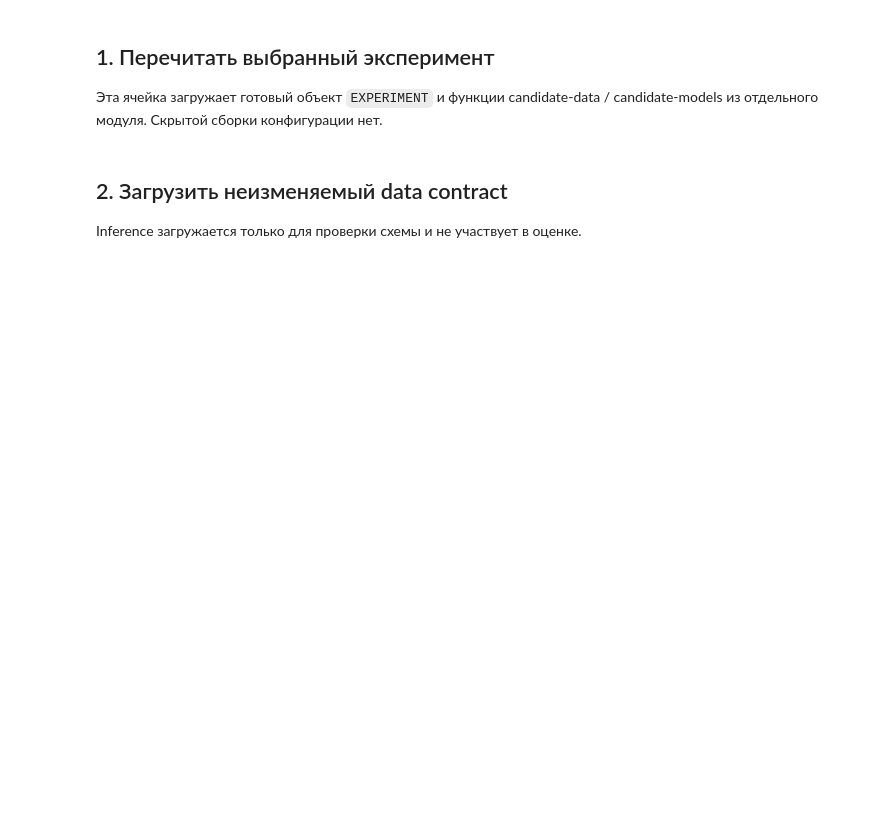
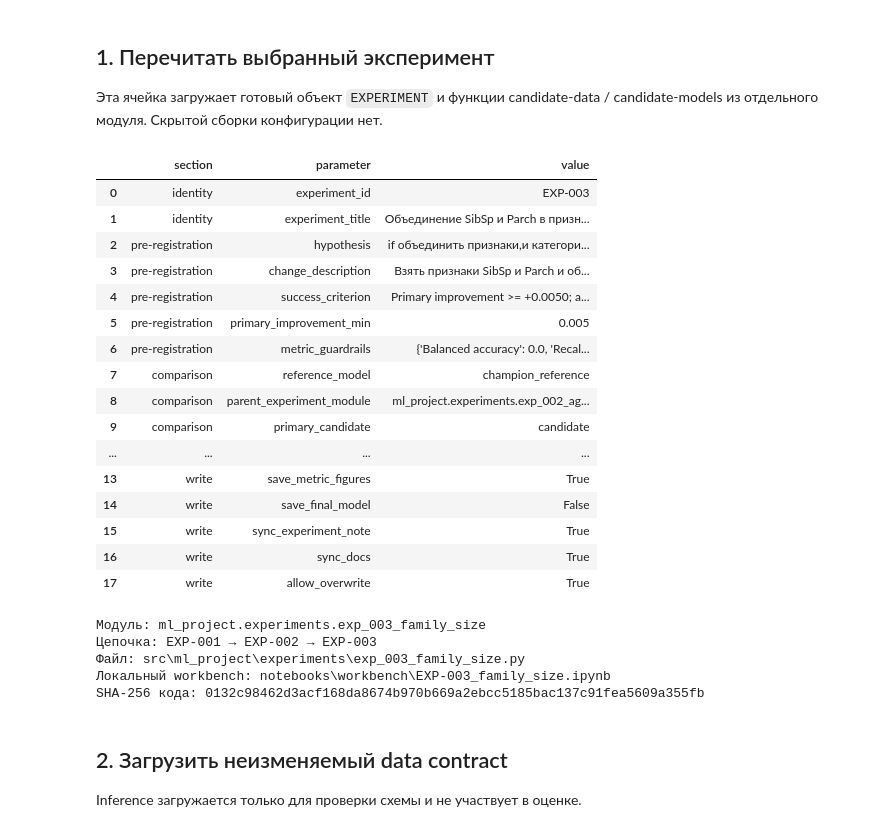
Before and after one commit to tonylarichony-png/Titanik-ML-project, a Jupyter notebook: notebooks/04_experiment.ipynb, the cells around one changed output. Cells and saved outputs as stored; diff of their text form; code cells hidden in the pictures; blank space fills up the shorter version.

```diff
--- a/notebooks/04_experiment.ipynb
+++ b/notebooks/04_experiment.ipynb
@@ -60,30 +65,71 @@ candidate-models из отдельного модуля. Скрытой сбор
 # %%
 project_config = importlib.reload(project_config)
 baseline_config = importlib.reload(baseline_config)
 experiment_config = importlib.reload(experiment_config)
 modeling_tools = importlib.reload(modeling_tools)
 experiment_tools = importlib.reload(experiment_tools)
 
 DATASETS = project_config.DATASETS
 FEATURE_GROUPS = project_config.FEATURE_GROUPS
 INFERENCE_DATASET = project_config.INFERENCE_DATASET
 KEY = project_config.KEY
 RAW_DIR = project_config.RAW_DIR
 TARGET = project_config.TARGET
 TRAIN_DATASET = project_config.TRAIN_DATASET
 
 baseline_settings = baseline_config.BASELINE
 experiment_definition = experiment_tools.load_experiment(
     experiment_config.EXPERIMENT_MODULE
 )
 experiment_settings = experiment_definition.settings
+module_stem = experiment_definition.module_name.rsplit(".", 1)[-1]
+module_slug = module_stem.split("_", 2)[-1]
+workbench_path = (
+    PROJECT_ROOT / "notebooks/workbench"
+    / f"{experiment_settings.experiment_id}_{module_slug}.ipynb"
+)
 
 modeling_tools.validate_baseline_settings(baseline_settings)
 experiment_tools.validate_settings(experiment_settings)
+experiment_lineage = experiment_tools.resolve_experiment_lineage(
+    experiment_definition
+)
 display(experiment_tools.settings_report(experiment_settings))
 print("Модуль:", experiment_definition.module_name)
+print(
+    "Цепочка:",
+    "EXP-001 → "
+    + " → ".join(
+        item.settings.experiment_id
+        for item in [*reversed(experiment_lineage), experiment_definition]
+    ),
+)
 print("Файл:", experiment_definition.source_path.relative_to(PROJECT_ROOT))
+print("Локальный workbench:", workbench_path.relative_to(PROJECT_ROOT))
 print("SHA-256 кода:", experiment_definition.source_sha256)
+# %% [output]
+|  | section | parameter | value |
+| 0 | identity | experiment_id | EXP-003 |
+| 1 | identity | experiment_title | Объединение SibSp и Parch в призн... |
+| 2 | pre-registration | hypothesis | if объединить признаки,и категори... |
+| 3 | pre-registration | change_description | Взять признаки SibSp и Parch и об... |
+| 4 | pre-registration | success_criterion | Primary improvement >= +0.0050; a... |
+| 5 | pre-registration | primary_improvement_min | 0.005 |
+| 6 | pre-registration | metric_guardrails | {'Balanced accuracy': 0.0, 'Recal... |
+| 7 | comparison | reference_model | champion_reference |
+| 8 | comparison | parent_experiment_module | ml_project.experiments.exp_002_ag... |
+| 9 | comparison | primary_candidate | candidate |
+| ... | ... | ... | ... |
+| 13 | write | save_metric_figures | True |
+| 14 | write | save_final_model | False |
+| 15 | write | sync_experiment_note | True |
+| 16 | write | sync_docs | True |
+| 17 | write | allow_overwrite | True |
+Модуль: ml_project.experiments.exp_003_family_size
+Цепочка: EXP-001 → EXP-002 → EXP-003
+Файл: src\ml_project\experiments\exp_003_family_size.py
+Локальный workbench: notebooks\workbench\EXP-003_family_size.ipynb
+SHA-256 кода: 0132c98462d3acf168da8674b970b669a2ebcc5185bac137c91fea5609a355fb
 # %% [markdown]
 ## 2. Загрузить неизменяемый data contract
 
```
Also changed, not shown: parts of 11 cells of this notebook, 23 other files.
